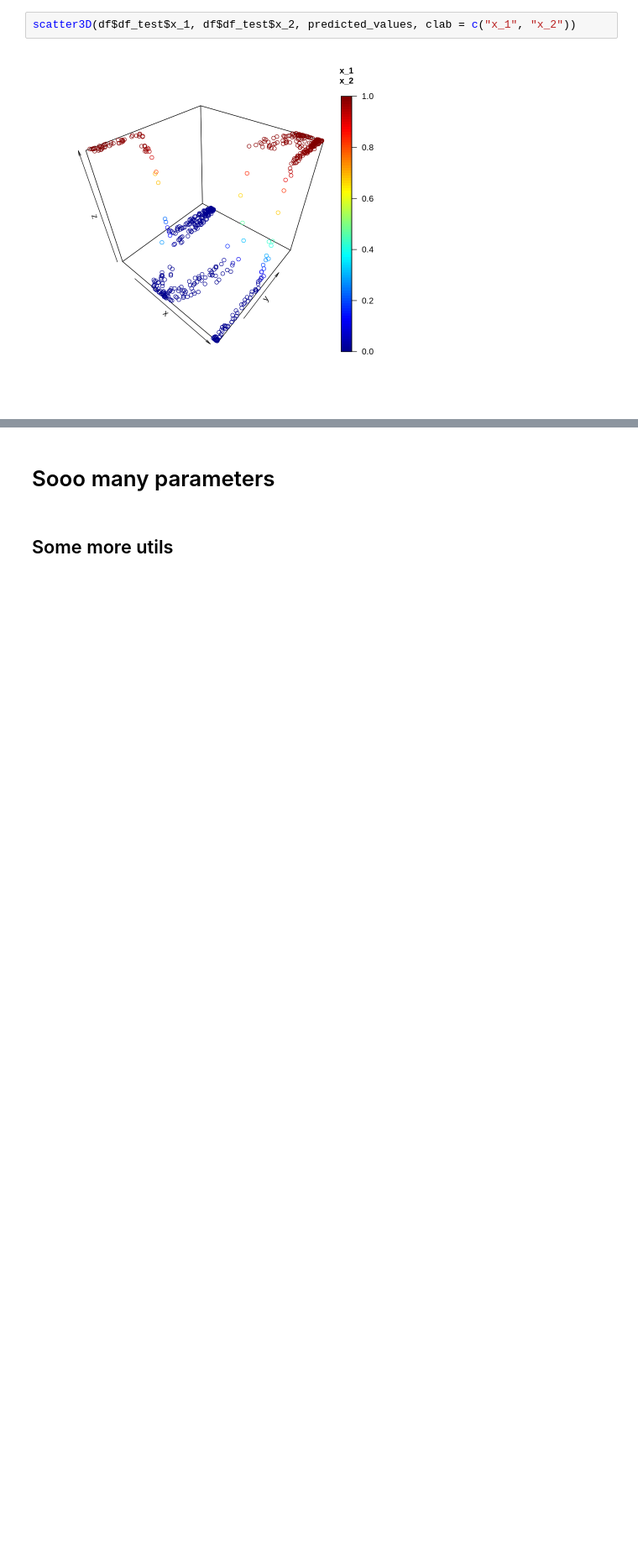
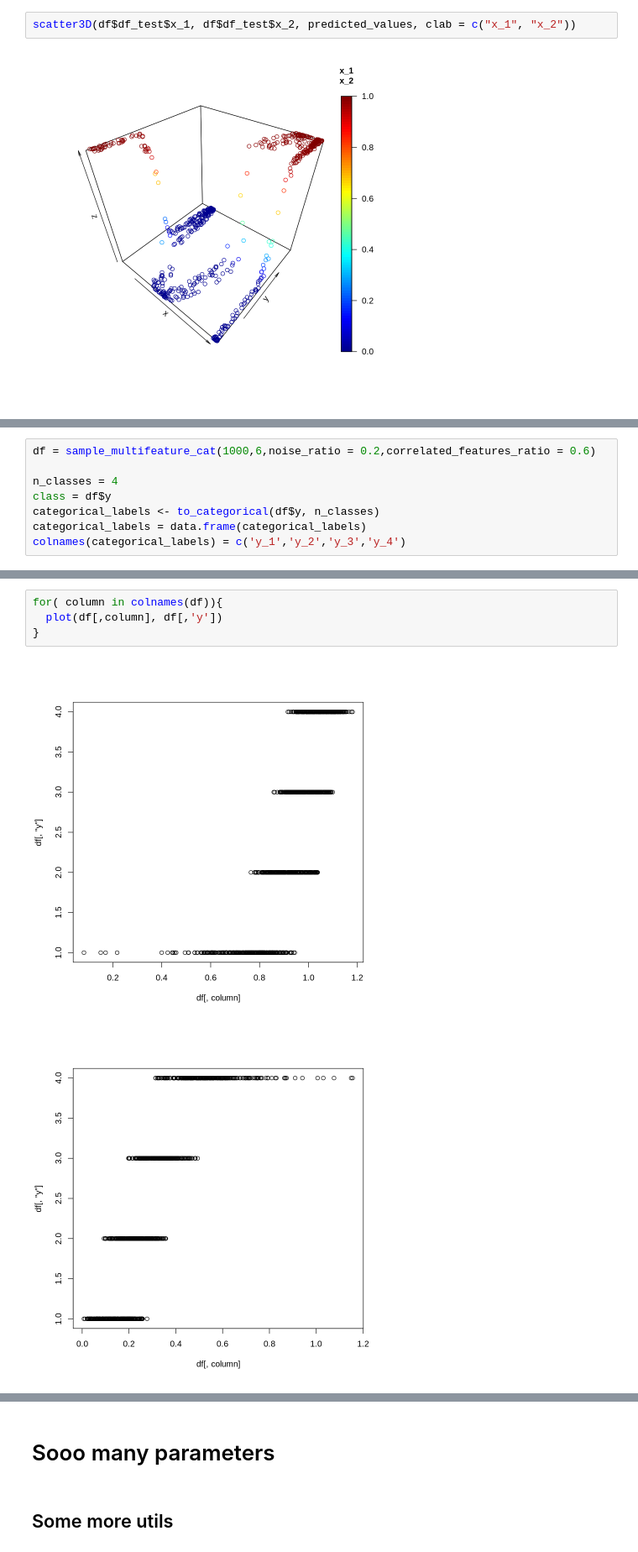
Before and after one commit to Griphu/WhyR_Turkey_2022, a Jupyter notebook: Why_R__Turkey_2022_Webinar__Deep_Learning_using_R.ipynb, the cells around one changed output, grey strips where cells are left out. Shown at 84% size. Saved outputs shown, nothing was run; the diff lists cells and outputs as text; blank space fills up the shorter version.

```diff
--- a/Why_R__Turkey_2022_Webinar__Deep_Learning_using_R.ipynb
+++ b/Why_R__Turkey_2022_Webinar__Deep_Learning_using_R.ipynb
@@ -553,0 +571,8 @@ scatter3D(df$df_test$x_1, df$df_test$x_2, predicted_values, clab = c("x_1", "x_2
+# %%
+df = sample_multifeature_cat(1000,6,noise_ratio = 0.2,correlated_features_ratio = 0.6)
+
+n_classes = 4
+class = df$y
+categorical_labels <- to_categorical(df$y, n_classes)
+categorical_labels = data.frame(categorical_labels)
+colnames(categorical_labels) = c('y_1','y_2','y_3','y_4')
@@ -553,0 +590,7 @@ scatter3D(df$df_test$x_1, df$df_test$x_2, predicted_values, clab = c("x_1", "x_2
+# %%
+for( column in colnames(df)){
+  plot(df[,column], df[,'y'])
+}
+# %% [output]
+[figure, added]
+[figure, added]
```
Also changed, not shown: parts of 37 cells of this notebook, 1 other file.
